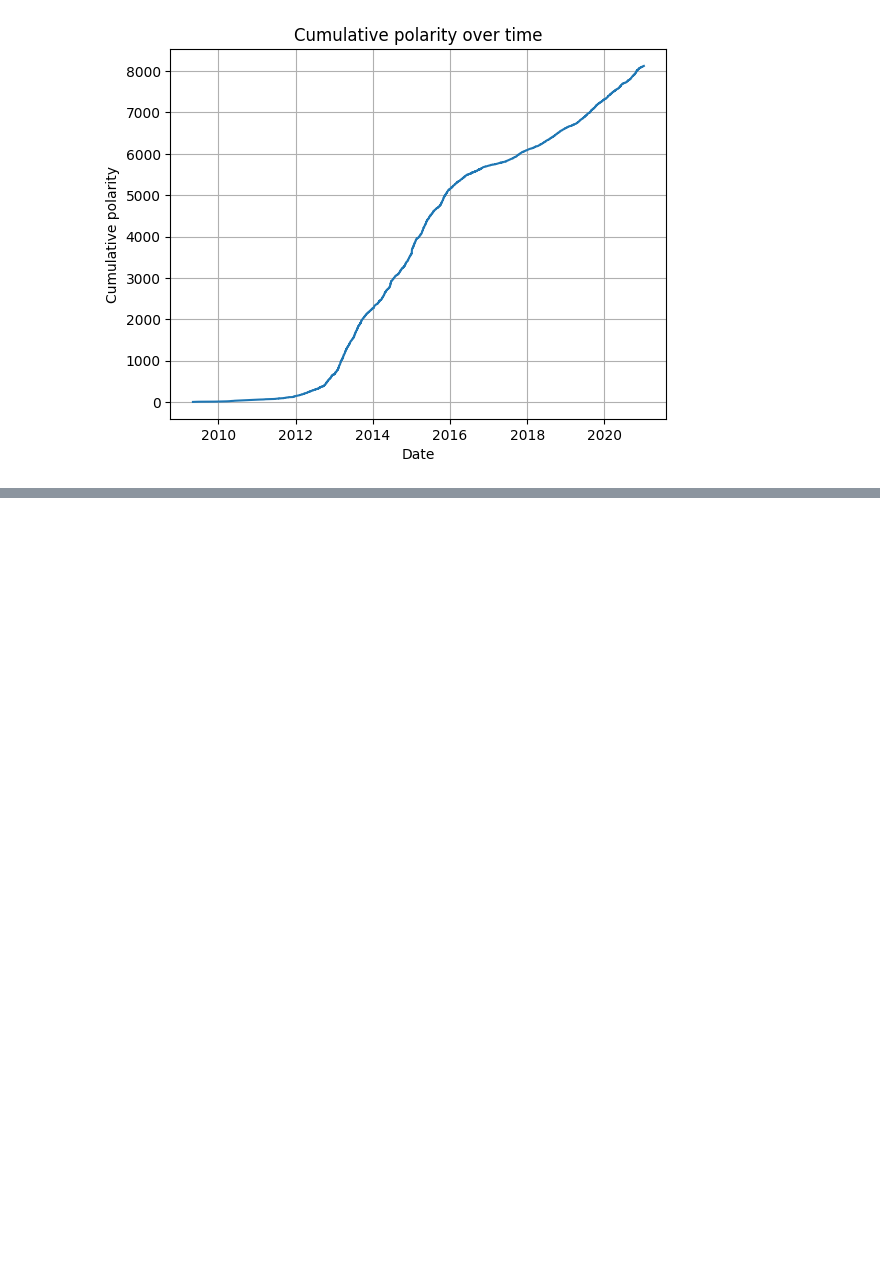
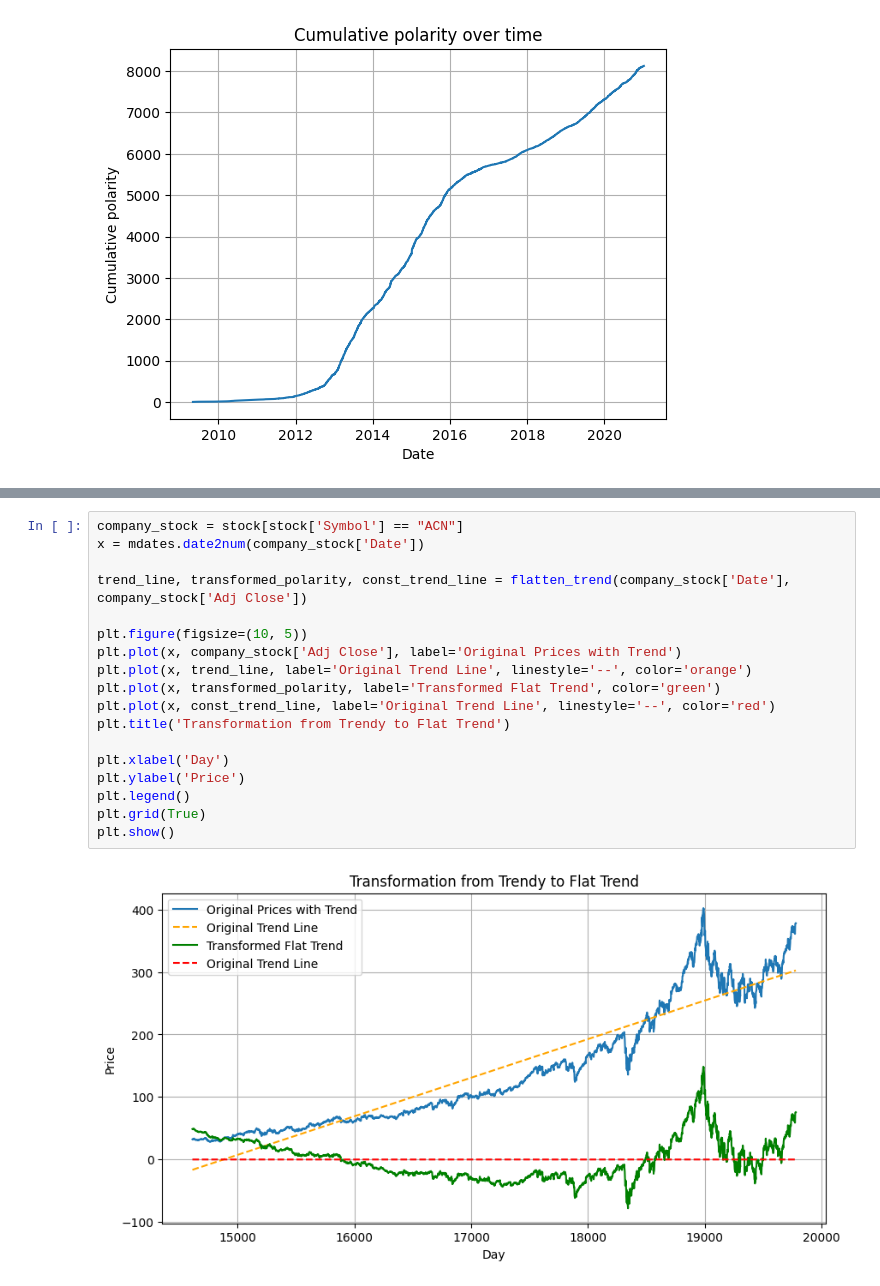
Before and after one commit to boyeaalhagie/trump-stock-predictor, a Jupyter notebook: trump_sp500_correlator.ipynb, the cells around one changed output, grey strips where cells are left out. Saved outputs shown, nothing was run; the diff lists cells and outputs as text; blank space fills up the shorter version.

```diff
--- a/trump_sp500_correlator.ipynb
+++ b/trump_sp500_correlator.ipynb
@@ -51,0 +91,20 @@ plt.show()
+# %%
+company_stock = stock[stock['Symbol'] == "ACN"]
+x = mdates.date2num(company_stock['Date'])
+
+trend_line, transformed_polarity, const_trend_line = flatten_trend(company_stock['Date'], company_stock['Adj Close'])
+
+plt.figure(figsize=(10, 5))
+plt.plot(x, company_stock['Adj Close'], label='Original Prices with Trend')
+plt.plot(x, trend_line, label='Original Trend Line', linestyle='--', color='orange')
+plt.plot(x, transformed_polarity, label='Transformed Flat Trend', color='green')
+plt.plot(x, const_trend_line, label='Original Trend Line', linestyle='--', color='red')
+plt.title('Transformation from Trendy to Flat Trend')
+
+plt.xlabel('Day')
+plt.ylabel('Price')
+plt.legend()
+plt.grid(True)
+plt.show()
+# %% [output]
+[figure, added]
```
Also changed, not shown: parts of 10 cells of this notebook.
